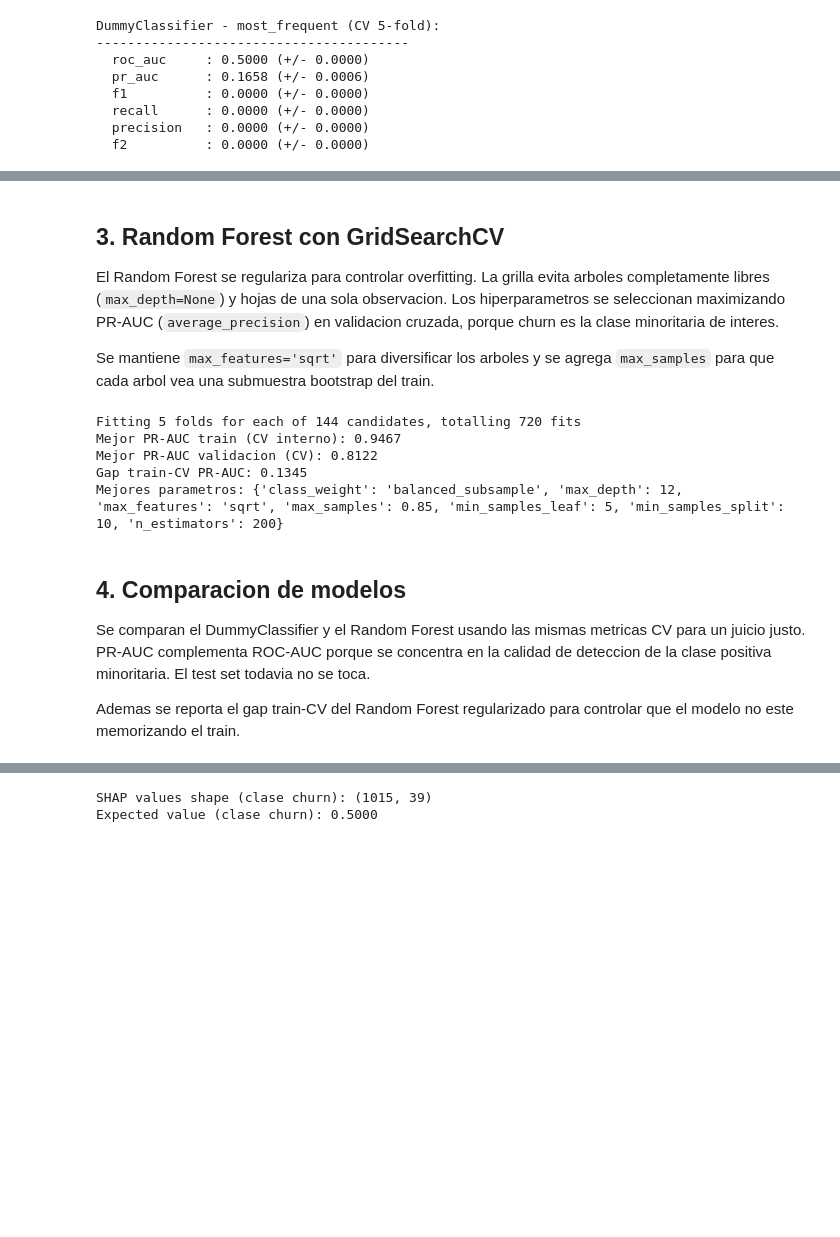
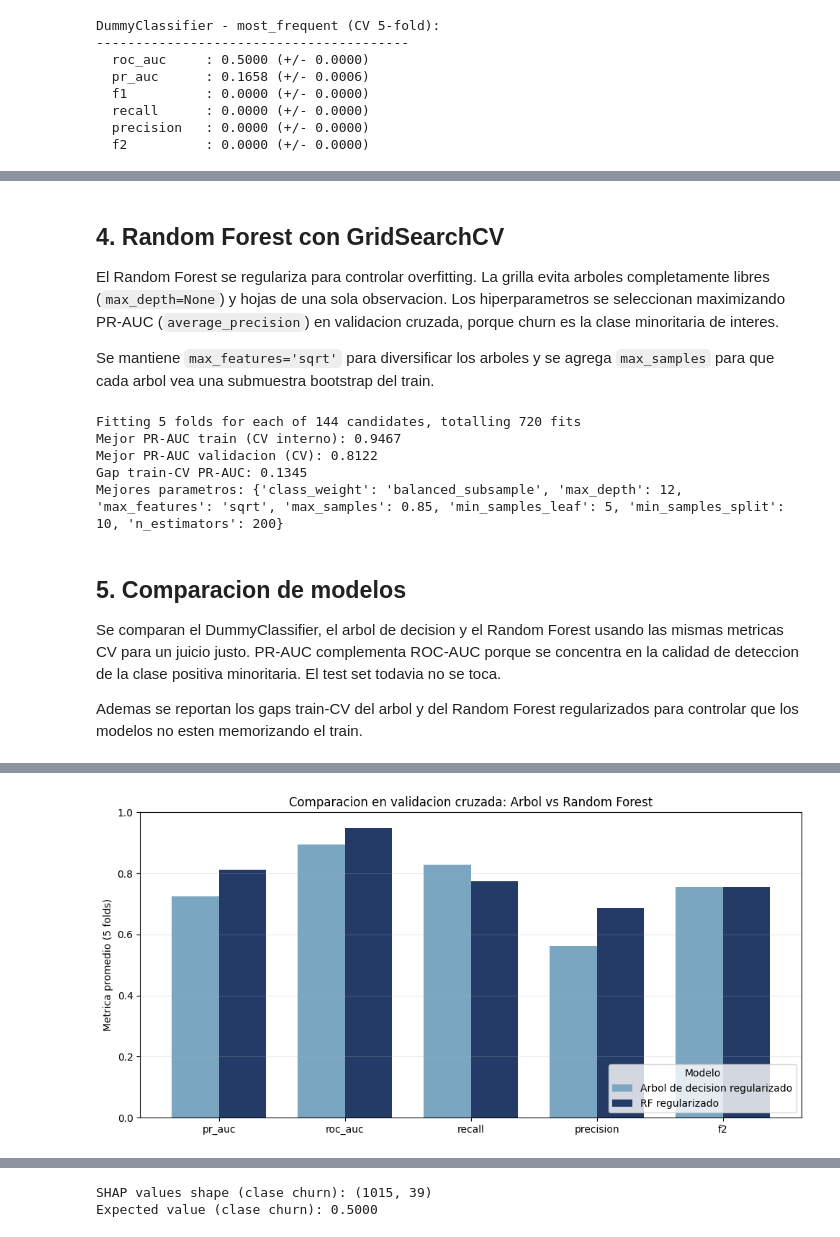
Before and after one commit to LBinello2004/TP3_Prediccion_Churn_IAAN_Grupo_04, a Jupyter notebook: notebooks/4. Modeler.ipynb, the cells around one changed output, grey strips where cells are left out. Cells and saved outputs as stored; diff of their text form; code cells hidden in the pictures; blank space fills up the shorter version.

```diff
--- a/notebooks/4. Modeler.ipynb
+++ b/notebooks/4. Modeler.ipynb
@@ -215,5 +279,5 @@ DummyClassifier - most_frequent (CV 5-fold):
 # %% [markdown]
-## 3. Random Forest con GridSearchCV
+## 4. Random Forest con GridSearchCV
 
 El Random Forest se regulariza para controlar overfitting. La grilla evita arboles completamente libres (`max_depth=None`) y hojas de una sola observacion. Los hiperparametros se seleccionan maximizando PR-AUC (`average_precision`) en validacion cruzada, porque churn es la clase minoritaria de interes.
 
@@ -260,12 +324,22 @@ Mejor PR-AUC validacion (CV): 0.8122
 Gap train-CV PR-AUC: 0.1345
 Mejores parametros: {'class_weight': 'balanced_subsample', 'max_depth': 12, 'max_features': 'sqrt', 'max_samples': 0.85, 'min_samples_leaf': 5, 'min_samples_split': 10, 'n_estimators': 200}
 # %% [markdown]
-## 4. Comparacion de modelos
+## 5. Comparacion de modelos
 
-Se comparan el DummyClassifier y el Random Forest usando las mismas metricas CV para un juicio justo. PR-AUC complementa ROC-AUC porque se concentra en la calidad de deteccion de la clase positiva minoritaria. El test set todavia no se toca.
+Se comparan el DummyClassifier, el arbol de decision y el Random Forest usando las mismas metricas CV para un juicio justo. PR-AUC complementa ROC-AUC porque se concentra en la calidad de deteccion de la clase positiva minoritaria. El test set todavia no se toca.
 
-Ademas se reporta el gap train-CV del Random Forest regularizado para controlar que el modelo no este memorizando el train.
+Ademas se reportan los gaps train-CV del arbol y del Random Forest regularizados para controlar que los modelos no esten memorizando el train.
 # %%
+cv_best_dt = cross_validate(
+    best_dt,
+    X_train,
+    y_train,
+    cv=CV,
+    scoring=SCORING,
+    n_jobs=-1,
+    return_train_score=True,
+)
+
 cv_best_rf = cross_validate(
     best_rf,
     X_train,
@@ -279,6 +353,7 @@ cv_best_rf = cross_validate(
 comparison = {}
 for label, cv_res in [
     ("DummyClassifier (most_frequent)", cv_baseline),
+    ("Arbol de decision regularizado", cv_best_dt),
     ("RF regularizado", cv_best_rf),
 ]:
     comparison[label] = {
@@ -290,20 +365,47 @@ comparison_df.index.name = "modelo"
 print("Comparacion CV 5-fold (medias):")
 print(comparison_df.to_string())
 
-rf_overfit_check = pd.DataFrame({
-    "train_mean": {
-        metric: cv_best_rf[f"train_{metric}"].mean() for metric in SCORING
-    },
-    "cv_mean": {
-        metric: cv_best_rf[f"test_{metric}"].mean() for metric in SCORING
-    },
-})
-rf_overfit_check["gap_train_cv"] = (
-    rf_overfit_check["train_mean"] - rf_overfit_check["cv_mean"]
+overfit_rows = []
+for model_name, cv_res in [
+    ("Arbol de decision", cv_best_dt),
+    ("Random Forest", cv_best_rf),
+]:
+    for metric in SCORING:
+        train_mean = cv_res[f"train_{metric}"].mean()
+        cv_mean = cv_res[f"test_{metric}"].mean()
+        overfit_rows.append({
+            "modelo": model_name,
+            "metrica": metric,
+            "train_mean": train_mean,
+            "cv_mean": cv_mean,
+            "gap_train_cv": train_mean - cv_mean,
+        })
+
+overfit_check = pd.DataFrame(overfit_rows).set_index(["modelo", "metrica"])
+print("\nChequeo de overfitting (train vs CV):")
+print(overfit_check.round(4).to_string())
+
+# Grafico compacto para reutilizar en la presentacion tecnica.
+plot_metrics = ["pr_auc", "roc_auc", "recall", "precision", "f2"]
+plot_comparison = comparison_df.loc[
+    ["Arbol de decision regularizado", "RF regularizado"], plot_metrics
+]
+ax = plot_comparison.T.plot(
+    kind="bar",
+    figsize=(10, 5),
+    color=["#7aa6c2", "#243b67"],
+    width=0.75,
 )
-
-print("\nChequeo overfitting RF regularizado (train vs CV):")
-print(rf_overfit_check.round(4).to_string())
+ax.set_title("Comparacion en validacion cruzada: Arbol vs Random Forest")
+ax.set_ylabel("Metrica promedio (5 folds)")
+ax.set_xlabel("")
+ax.set_ylim(0, 1)
+ax.legend(title="Modelo", loc="lower right")
+ax.grid(axis="y", alpha=0.25)
+plt.xticks(rotation=0)
+plt.tight_layout()
+plt.savefig(MODELS_OUTPUT_DIR / "decision_tree_vs_random_forest_cv.png", dpi=180, bbox_inches="tight")
+plt.show()
 # %% [output]
 Comparacion CV 5-fold (medias):
                                  roc_auc  pr_auc      f1  recall  precision      f2
@@ -321,0 +427 @@ f2             0.9081   0.7549        0.1531
+[figure, added]
```
Also changed, not shown: parts of 13 cells of this notebook, 5 other files.
